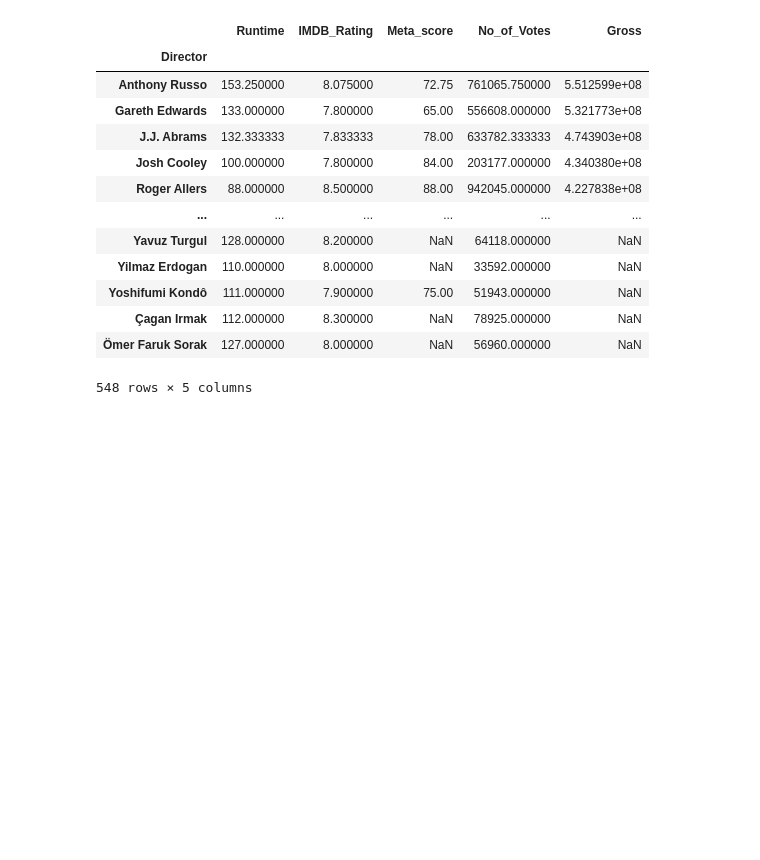
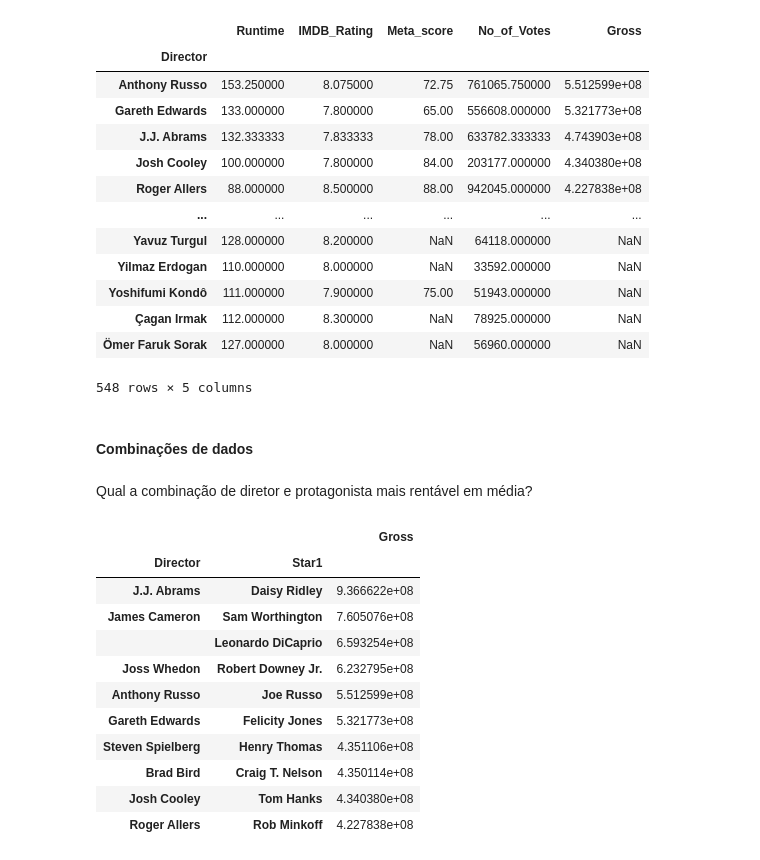
Before and after one commit to Vinicius999/EDA-IMDb-Top1000-Films, a Jupyter notebook: Projeto_TopFilmes.ipynb, the cells around one changed output. Cells and saved outputs as stored; diff of their text form; code cells hidden in the pictures; blank space fills up the shorter version.

```diff
--- a/Projeto_TopFilmes.ipynb
+++ b/Projeto_TopFilmes.ipynb
@@ -487,3 +487,22 @@ df_topfilmes.groupby('Director').mean().sort_values('Gross', ascending=False)
 | Çagan Irmak | 112.000000 | 8.300000 | NaN | 78925.000000 | NaN |
 | Ömer Faruk Sorak | 127.000000 | 8.000000 | NaN | 56960.000000 | NaN |
 548 rows × 5 columns
+# %% [markdown]
+#### Combinações de dados
+# %% [markdown]
+Qual a combinação de diretor e protagonista mais rentável em média?
+# %%
+df_topfilmes.groupby(['Director','Star1']).mean().sort_values('Gross', ascending=False)[['Gross']].head(10)
+# %% [output]
+|  |  | Gross |
+| Director | Star1 |  |
+| J.J. Abrams | Daisy Ridley | 9.366622e+08 |
+| James Cameron | Sam Worthington | 7.605076e+08 |
+|  | Leonardo DiCaprio | 6.593254e+08 |
+| Joss Whedon | Robert Downey Jr. | 6.232795e+08 |
+| Anthony Russo | Joe Russo | 5.512599e+08 |
+| Gareth Edwards | Felicity Jones | 5.321773e+08 |
+| Steven Spielberg | Henry Thomas | 4.351106e+08 |
+| Brad Bird | Craig T. Nelson | 4.350114e+08 |
+| Josh Cooley | Tom Hanks | 4.340380e+08 |
+| Roger Allers | Rob Minkoff | 4.227838e+08 |
```
Also changed, not shown: parts of 14 cells of this notebook, 3 other files.
